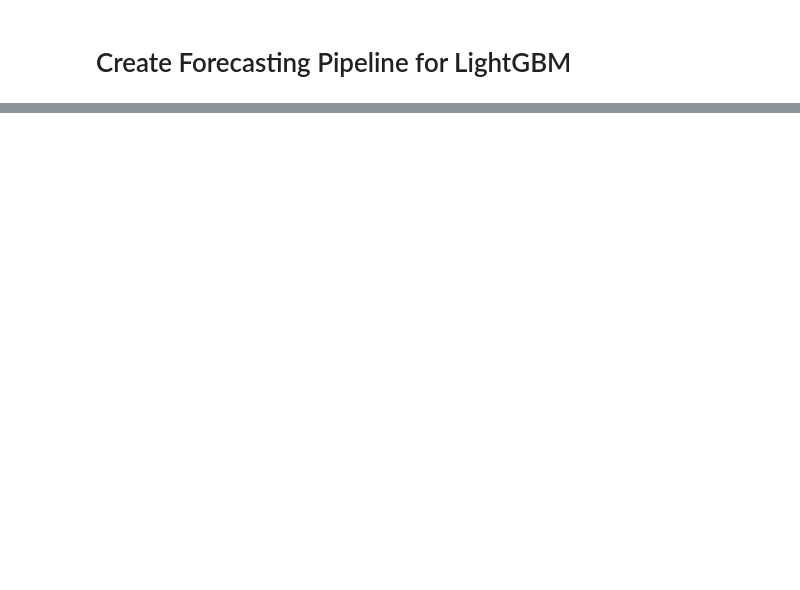
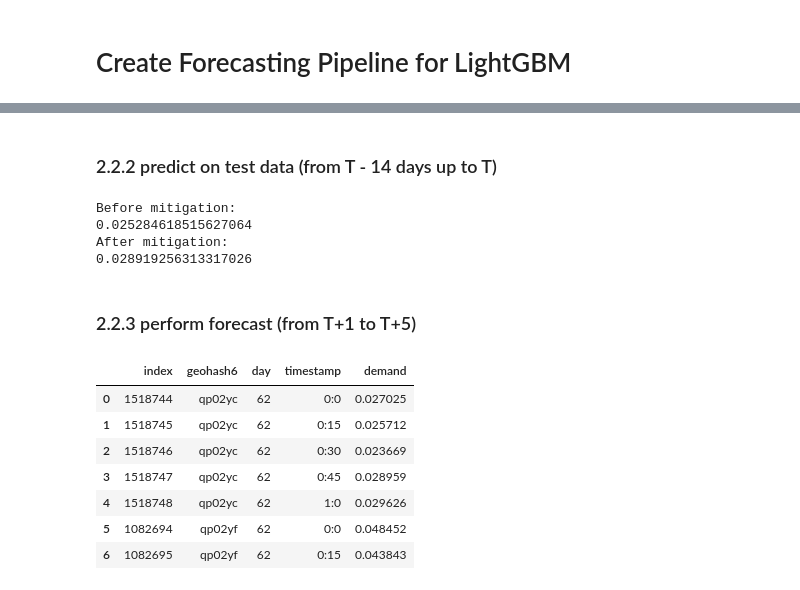
Before and after one commit to ywnch/ride-demand-forecast, a Jupyter notebook: model_LGBM.ipynb, the cells around one changed output, grey strips where cells are left out. Saved outputs shown, nothing was run; the diff lists cells and outputs as text; code cells hidden in the pictures; blank space fills up the shorter version.

```diff
--- a/model_LGBM.ipynb
+++ b/model_LGBM.ipynb
@@ -349,0 +73,7 @@ result['diff'].hist(bins=100)
+# %%
+test = pd.read_csv(path+'test.csv')  # specify filename
+
+test = datasets.process_timestamp(test)
+test = test.merge(zone_labels, how='left', on='geohash6')
+test_full = models.expand_timestep(test, test_data=True)  # test_data=True
+test_full = models.generate_features(test_full, history)
@@ -349,0 +144,24 @@ result['diff'].hist(bins=100)
+# %%
+params = {
+    'num_leaves': 2**5,
+    'objective': 'regression_l2',
+    'max_depth': 10,
+    'min_data_in_leaf': 100,
+    'learning_rate': 0.01,
+    'feature_fraction': 0.75,
+    'bagging_fraction': 0.75,
+    'bagging_freq': 1,
+    'metric': 'rmse',
+    'num_threads': 8
+}
+
+dtrain = lgb.Dataset(X_train, label=y_train, categorical_feature=cate_vars)
+dval = lgb.Dataset(X_val, label=y_val, categorical_feature=cate_vars, reference=dtrain)
+bst = lgb.train(params, dtrain, valid_sets=[dtrain, dval],
+                num_boost_round=1000,
+                early_stopping_rounds=100,
+                verbose_eval=50)
+
+print('\n'.join(('%s: %.2f' % x) for x in sorted(
+      zip(X_train.columns, bst.feature_importance('gain')),
+      key=lambda x: x[1], reverse=True)))
@@ -349,0 +207,34 @@ result['diff'].hist(bins=100)
+# %% [markdown]
+### 2.2.2 predict on test data (from T - 14 days up to T)
+# %%
+y_pred = models.cap(bst.predict(X_test))
+print('Before mitigation:')
+models.eval_RMSE(y_test, y_pred)
+
+# mitigate history information in test set
+X_test.loc[X_test.sample(frac=0.4).index, ['demand_t-1', 'st_trend', 'mt_trend']] = -1
+X_test.loc[X_test.sample(frac=0.3).index, ['demand_t-2']] = -1
+
+print('After mitigation:')
+y_pred = models.cap(bst.predict(X_test))
+models.eval_RMSE(y_test, y_pred)
+# %% [output]
+Before mitigation:
+0.025284618515627064
+After mitigation:
+0.028919256313317026
+# %% [markdown]
+### 2.2.3 perform forecast (from T+1 to T+5)
+# %%
+y_forecast = bst.predict(X_forecast)
+output = models.get_forecast_output(test_full, y_forecast, shift=True)
+output.head(7)
+# %% [output]
+|  | index | geohash6 | day | timestamp | demand |
+| 0 | 1518744 | qp02yc | 62 | 0:0 | 0.027025 |
+| 1 | 1518745 | qp02yc | 62 | 0:15 | 0.025712 |
+| 2 | 1518746 | qp02yc | 62 | 0:30 | 0.023669 |
+| 3 | 1518747 | qp02yc | 62 | 0:45 | 0.028959 |
+| 4 | 1518748 | qp02yc | 62 | 1:0 | 0.029626 |
+| 5 | 1082694 | qp02yf | 62 | 0:0 | 0.048452 |
+| 6 | 1082695 | qp02yf | 62 | 0:15 | 0.043843 |
```
Also changed, not shown: parts of 88 cells of this notebook, 7 other files.
